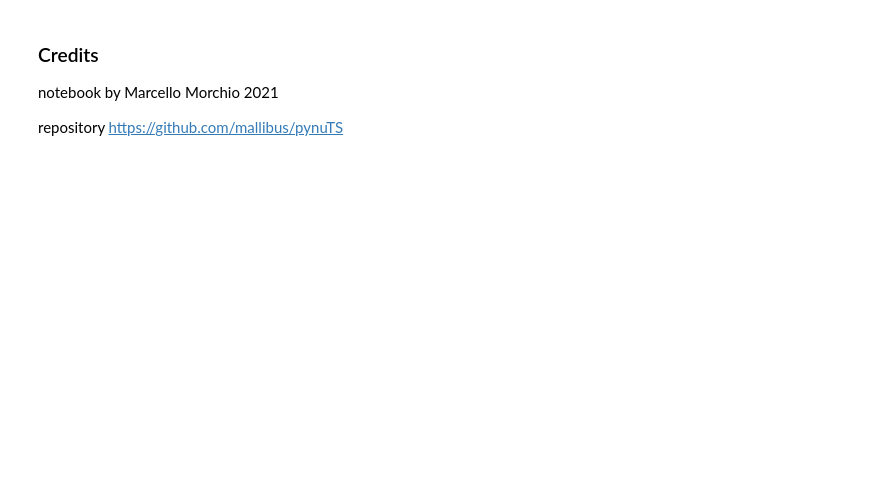
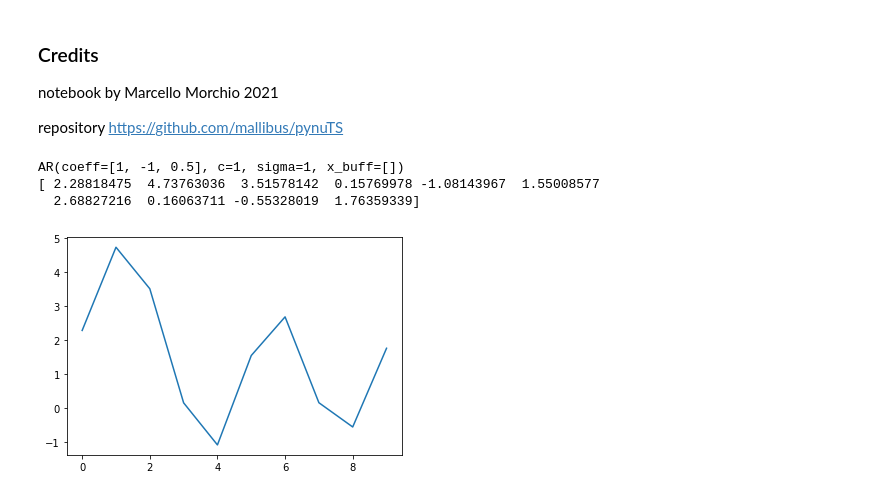
Before and after one commit to nickprock/pynuTS, a Jupyter notebook: demos/experiments for generator.ipynb, the cells around one changed output. Cells and saved outputs as stored; diff of their text form; code cells hidden in the pictures; blank space fills up the shorter version.

```diff
--- a/demos/experiments for generator.ipynb
+++ b/demos/experiments for generator.ipynb
@@ -126,3 +126,16 @@ s1.plot(title=f'ARMA({len(model.pcoeff)},{len(model.qcoeff)})',figsize=(14,3));
 notebook by Marcello Morchio 2021
 
 repository https://github.com/mallibus/pynuTS
+# %%
+random.seed(1)
+m = AR(c=1,sigma=1,coeff=[1,-1,0.5])
+print(m)
+s1 = pd.Series(m.generate(10))
+s1.plot()
+print(s1.values)
+x1 = s1.values
+# %% [output]
+AR(coeff=[1, -1, 0.5], c=1, sigma=1, x_buff=[])
+[ 2.28818475  4.73763036  3.51578142  0.15769978 -1.08143967  1.55008577
+  2.68827216  0.16063711 -0.55328019  1.76359339]
+[figure, added]
```
Also changed, not shown: parts of 27 cells of this notebook, 2 other files.
